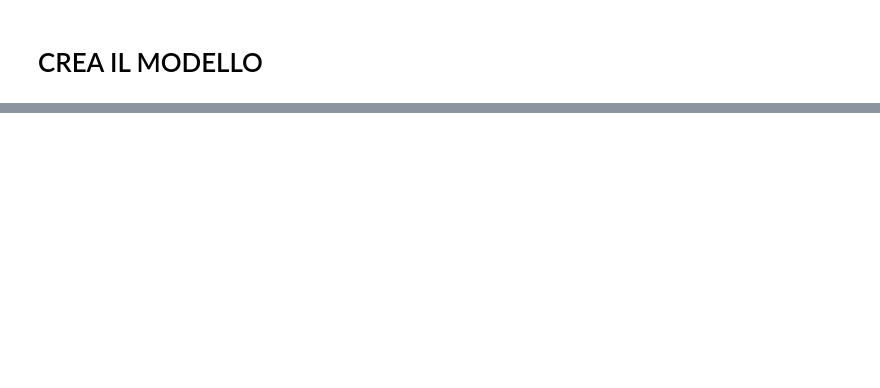
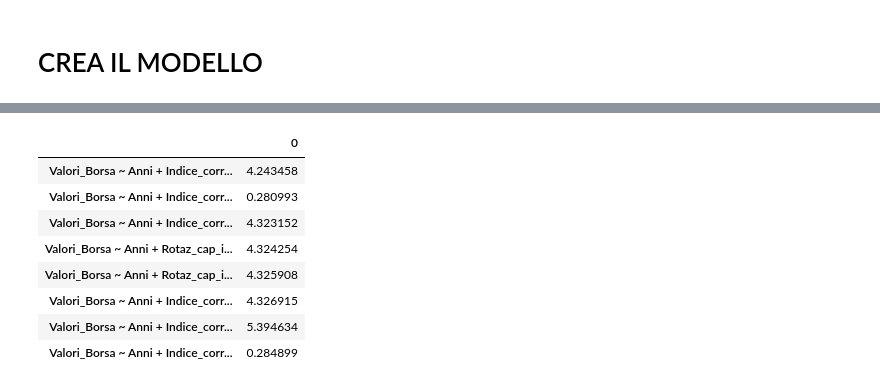
Before and after one commit to leoBitto/Tesi, a Jupyter notebook: tesi.ipynb, the cells around one changed output, grey strips where cells are left out. Drawn from its saved outputs; the diff is of its cells as text; code cells hidden in the pictures; blank space fills up the shorter version.

```diff
--- a/tesi.ipynb
+++ b/tesi.ipynb
@@ -184,0 +352,14 @@ Please also refer to the documentation for alternative solver options:
+# %%
+
+lsdv_expr = y_var_name + ' ~ '
+i = 0
+for x_var_name in x_var_names:
+    if i > 0:
+        lsdv_expr = lsdv_expr + ' + ' + x_var_name
+    else:
+        lsdv_expr = lsdv_expr + x_var_name
+    i = i + 1
+for dummy_name in unit_names[:-1]:
+    lsdv_expr = lsdv_expr + ' + ' + dummy_name
+
+print('Regression expression for OLS with dummies=' + lsdv_expr)
@@ -184,0 +368,4 @@ Please also refer to the documentation for alternative solver options:
+# %%
+lsdv_model = smf.ols(formula=lsdv_expr, data=df_con_dummies)
+lsdv_model_results = lsdv_model.fit()
+print(lsdv_model_results.summary())
@@ -184,0 +392,4 @@ Please also refer to the documentation for alternative solver options:
+# %%
+rmse = {}
+
+rmse
@@ -184,0 +398,18 @@ Please also refer to the documentation for alternative solver options:
+# %%
+import numpy as np
+
+# Ottieni le previsioni per tutte le righe nel dataframe
+predictions = lsdv_model_results.predict()
+
+# Calcola l'errore quadratico medio
+squared_errors = (predictions - df['Valori_Borsa'].dropna()) ** 2
+
+# Calcola l'RMSE
+rmse_val = np.sqrt(squared_errors.mean())
+
+print("RMSE:", rmse_val)
+
+rmse[lsdv_expr] = rmse_val
+
+for k,v in rmse.items():
+    print(k, v)
@@ -184,0 +426,13 @@ Please also refer to the documentation for alternative solver options:
+# %%
+rmse_df = pd.DataFrame().from_dict(rmse, orient='index')
+rmse_df
+# %% [output]
+|  | 0 |
+| Valori_Borsa ~ Anni + Indice_corr... | 4.243458 |
+| Valori_Borsa ~ Anni + Indice_corr... | 0.280993 |
+| Valori_Borsa ~ Anni + Indice_corr... | 4.323152 |
+| Valori_Borsa ~ Anni + Rotaz_cap_i... | 4.324254 |
+| Valori_Borsa ~ Anni + Rotaz_cap_i... | 4.325908 |
+| Valori_Borsa ~ Anni + Indice_corr... | 4.326915 |
+| Valori_Borsa ~ Anni + Indice_corr... | 5.394634 |
+| Valori_Borsa ~ Anni + Indice_corr... | 0.284899 |
```
Also changed, not shown: parts of 39 cells of this notebook, 5 other files.
